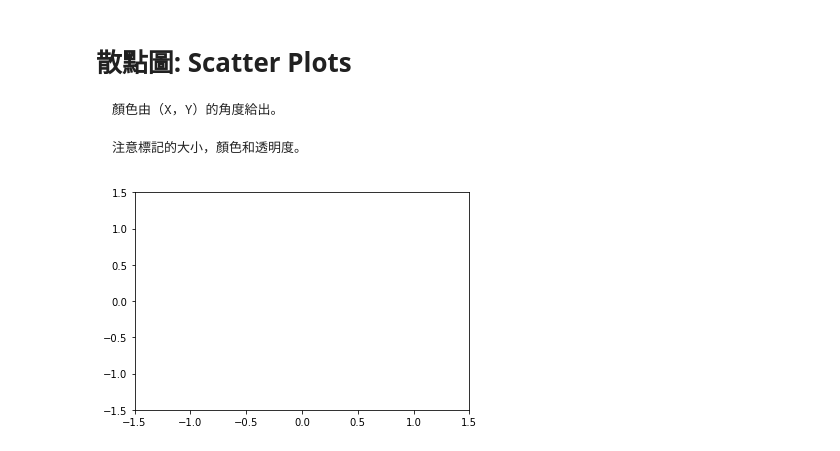
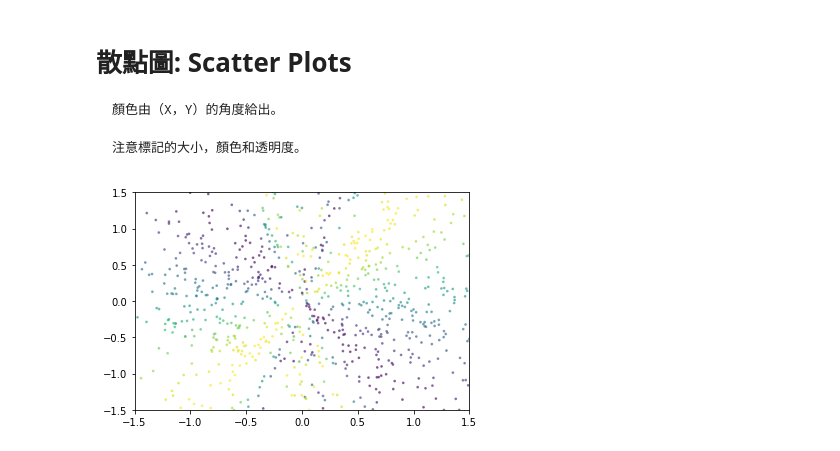
Before and after one commit to NedHsu/python-60days, a Jupyter notebook: D18/D18Work.ipynb, the cells around one changed output. Drawn from its saved outputs; the diff is of its cells as text; code cells hidden in the pictures.

```diff
--- a/D18/D18Work.ipynb
+++ b/D18/D18Work.ipynb
@@ -50,18 +53,19 @@ plt.show()
 # %%
 n = 1024
 X = np.random.normal(0,1,n)
 Y = np.random.normal(0,1,n)
 
 '''
 #作業
 
 #方法不只有一種
 
 '''
+plt.scatter(X,Y, s=3, c=np.sin(Y/X), alpha=0.5)
 
 plt.xlim(-1.5,1.5)
 plt.ylim(-1.5,1.5)
 
 plt.show()
 # %% [output]
-[figure, old version]
+[figure, new version]
```
Also changed, not shown: parts of 1 cell of this notebook.
